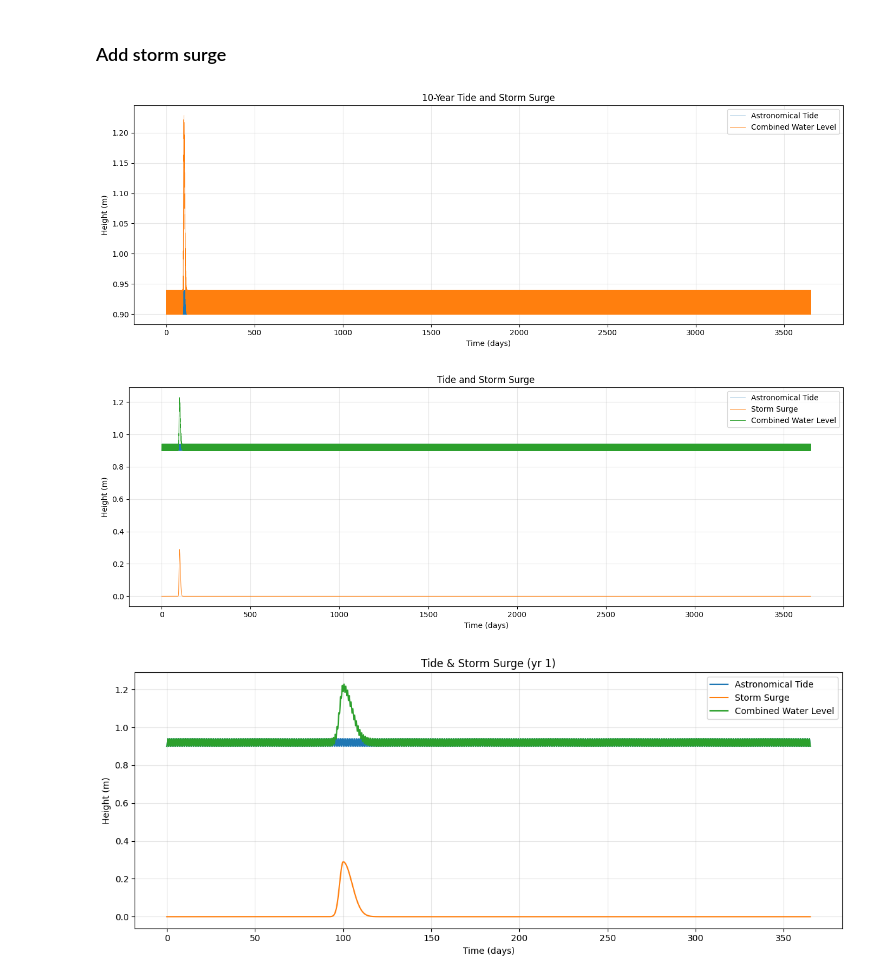
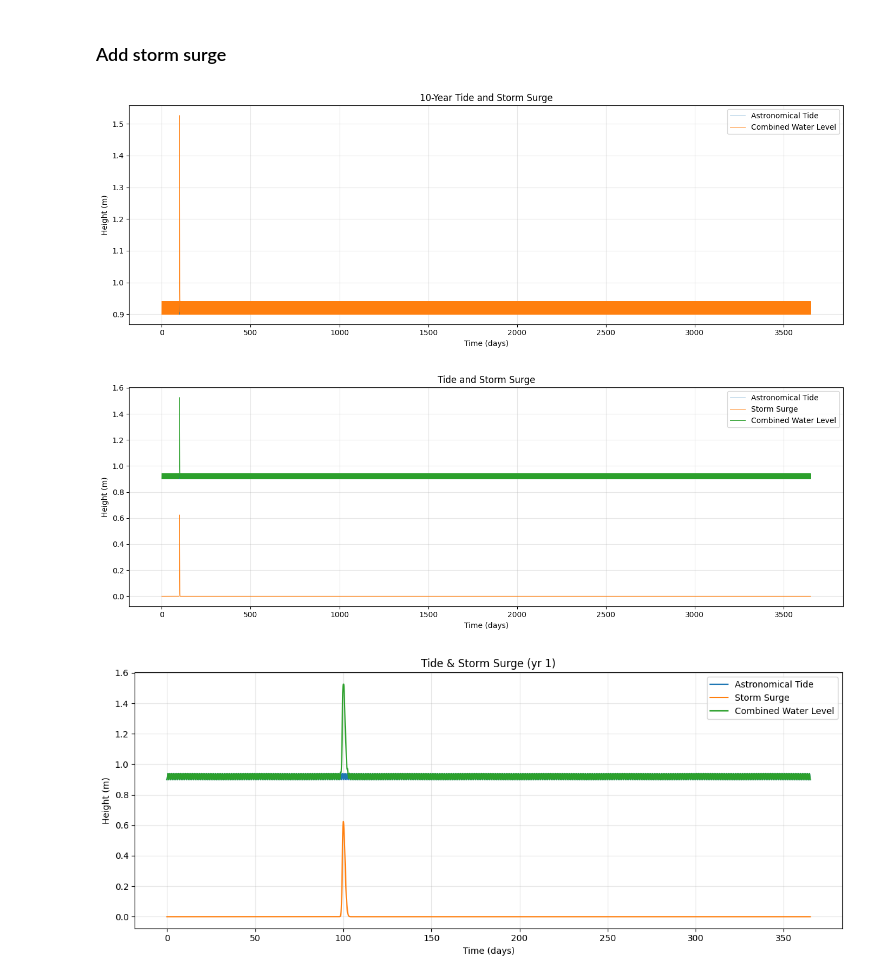
Before and after one commit to finley-davis/CZN_LSE, a Jupyter notebook: tides/tide_generator.ipynb, the cells around one changed output. Saved outputs shown, nothing was run; the diff lists cells and outputs as text; code cells hidden in the pictures.

```diff
--- a/tides/tide_generator.ipynb
+++ b/tides/tide_generator.ipynb
@@ -72,13 +72,26 @@ samples_per_day = 24
 #NOTE: EDIT BELOW HERE FOR STORM SURGE CHANGES *****************************
 #************************************************************
 
-#DOES NOT GEt HIGHER THAN 1.03m
+#DOES NOT GEt HIGHER THAN 1.03m in my conceptual model, but I want it to be able to get higher than that.
 #want surge not to be half a meter above high tide************
 
+"""
 #storm surge parameters, these are random rn (synthetic too)
 #format: (peak_day, peak_height, rise_duration, fall_duration)
+#Recent Crests
+#1.	4.80 ft	on 10-22-2026	(P)
+#2.	6.04 ft	on 09-26-2026	(P)
+#3.	4.86 ft	on 10-28-2025
+#4.	5.74 ft	on 10-12-2025
+#5.	4.60 ft	on 10-09-2025
+
+Data from: https://water.noaa.gov/gauges/kptv2#hg=official
+"""
+
+m_conv = 0.3048 # convert feet to meters
+
 storms = [
-    (100, 0.29, 2, 5)#,
+    (100, 2.05 * m_conv, 0.5, 1.0)#, #moderate flood
     #(650, 0.09, 2, 6),
     #(1200, 0.09, 1, 4),
     #(1800, 0.09, 3, 7),
@@ -156,33 +169,33 @@ plt.grid(True, alpha = 0.3)
 plt.tight_layout()
 plt.show()
 
 #plot first year
 window_days = 365
 mask = t < window_days
 
 plt.figure(figsize = (12, 5))
 plt.plot(t[mask], tide[mask], label = "Astronomical Tide")
 plt.plot(t[mask], surge[mask], label = "Storm Surge")
 plt.plot(t[mask], h[mask], label = "Combined Water Level")
 plt.xlabel("Time (days)")
 plt.ylabel("Height (m)")
 plt.title("Tide & Storm Surge (yr 1)")
 plt.legend()
 plt.grid(True, alpha = 0.3)
 plt.tight_layout()
 plt.show()
 
 # save file as txt in my repo
 output_path = "/Users/finleydavis/Desktop/CZN Project/HGS/_repo/tides/tides_surge.txt"
 
 df.to_csv(
     output_path,
     sep = " ",
     index = False,
     header = False,
     float_format = "%.6f"
 )
 # %% [output]
-[figure, old version]
+[figure, new version]
-[figure, old version]
+[figure, new version]
-[figure, old version]
+[figure, new version]
```
Also changed, not shown: 1 other file.
